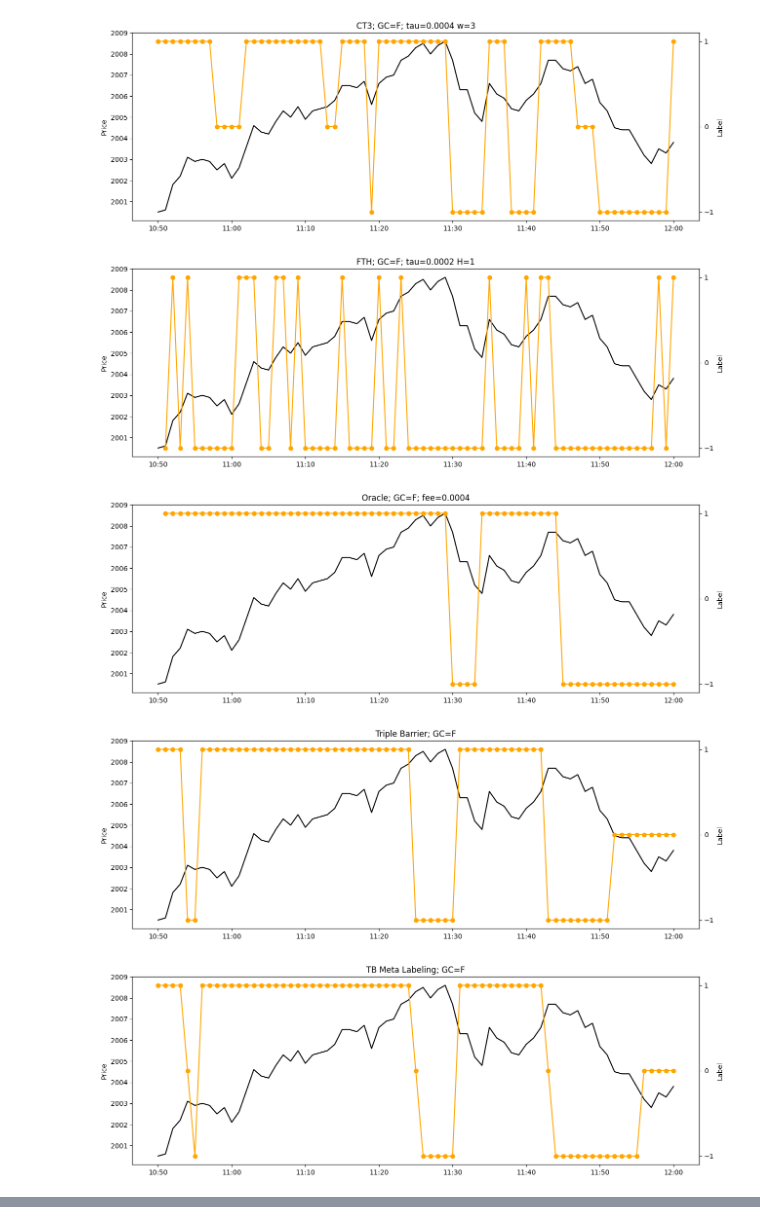
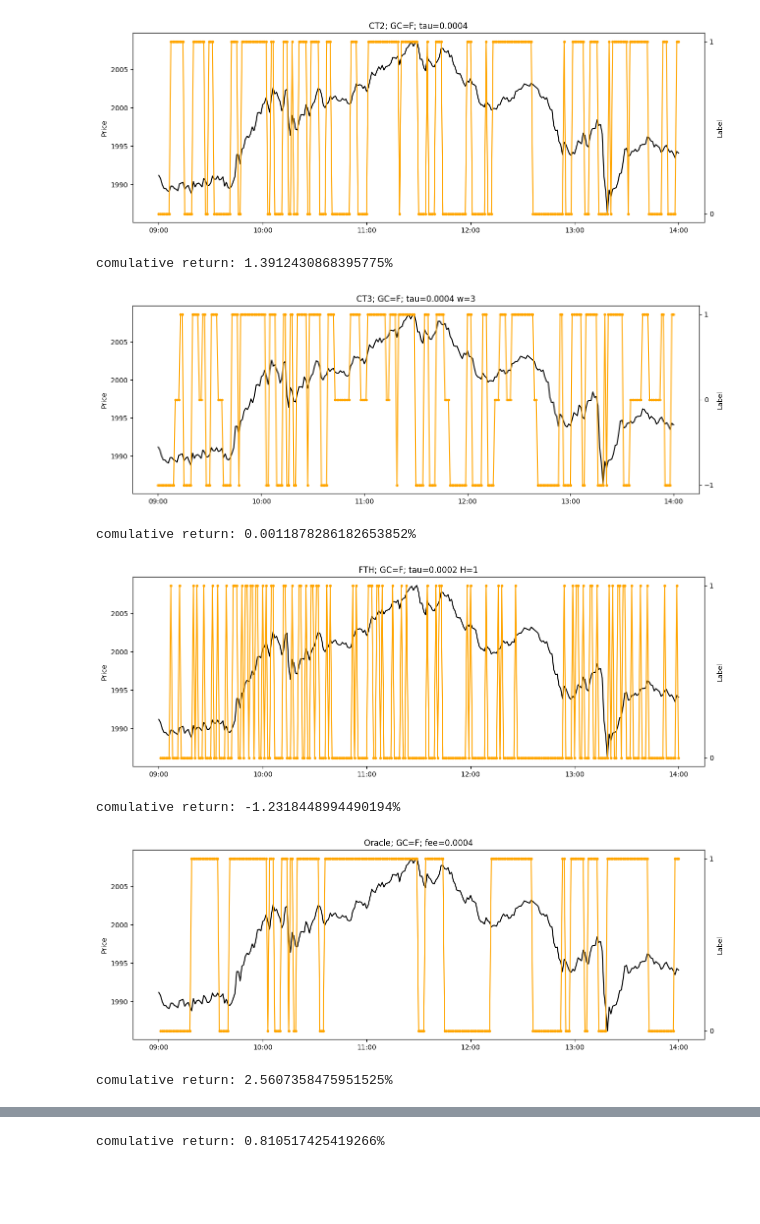
Before and after one commit to MDzaja/MasterThesis, a Jupyter notebook: label_algorithms/test.ipynb, the cells around one changed output, grey strips where cells are left out. Drawn from its saved outputs; the diff is of its cells as text; code cells hidden in the pictures; blank space fills up the shorter version.

```diff
--- a/label_algorithms/test.ipynb
+++ b/label_algorithms/test.ipynb
@@ -15,8 +16,8 @@ import triple_barrier as tb
 ticker_symbol = 'GC=F'
 start_date = '2023-10-20'
 end_date = '2023-10-21'
-start_time = "10:50:00"
-end_time = "12:00:00"
+start_time = "09:00:00" #"10:50:00"
+end_time = "14:00:00" #"12:00:00"
 
 prices = yf.download(ticker_symbol, start_date, end_date, interval='1m')['Close'].between_time(start_time, end_time)
 prices.index = prices.index.tz_localize(None)
@@ -42,45 +37,51 @@ lbl_utils.plot_labels('CT2; {}; tau={}'.format(ticker_symbol, tau), prices, labe
-# %%
-tau = 0.0004
-window = 3
-labels = ct3.get_labels(prices, tau=tau, w=window)
-lbl_utils.plot_labels('CT3; {}; tau={} w={}'.format(ticker_symbol, tau, window), prices, labels)
-# %% [output]
-[figure, removed]
-# %%
-tau = 0.0002
-H = 1
-labels = fth.get_labels(prices, tau=tau, H=H)
-lbl_utils.plot_labels('FTH; {}; tau={} H={}'.format(ticker_symbol, tau, H), prices, labels)
-# %% [output]
-[figure, removed]
-# %%
-fee = 0.0004
-labels = oracle.get_labels(prices, fee=fee)
-labels[labels == 0] = -1
-lbl_utils.plot_labels('Oracle; {}; fee={}'.format(ticker_symbol, fee), prices, labels)
-# %% [output]
-[figure, removed]
 # %%
+trans_fee = 0.0004
+#-------------------------------------------
+tau = 0.0004
+labels = ct2.binary_trend_labels(prices, tau=tau)
+lbl_utils.plot_labels('CT2; {}; tau={}'.format(ticker_symbol, tau), prices, labels)
+print('comulative return: {}%'.format(lbl_utils.compute_return(prices, labels, trans_fee)*100))
+#-------------------------------------------
+tau = 0.0004
+window = 3
+labels = ct3.get_labels(prices, tau=tau, w=window)
+lbl_utils.plot_labels('CT3; {}; tau={} w={}'.format(ticker_symbol, tau, window), prices, labels)
+print('comulative return: {}%'.format(lbl_utils.compute_return(prices, labels, trans_fee)*100))
+#-------------------------------------------
+tau = 0.0002
+H = 1
+labels = fth.binary_trend_labels(prices, tau=tau, H=H)
+lbl_utils.plot_labels('FTH; {}; tau={} H={}'.format(ticker_symbol, tau, H), prices, labels)
+print('comulative return: {}%'.format(lbl_utils.compute_return(prices, labels, trans_fee)*100))
+#-------------------------------------------
+fee = 0.0004
+labels = oracle.binary_trend_labels(prices, fee=fee)
+lbl_utils.plot_labels('Oracle; {}; fee={}'.format(ticker_symbol, fee), prices, labels)
+print('comulative return: {}%'.format(lbl_utils.compute_return(prices, labels, trans_fee)*100))
+#-------------------------------------------
 tEvents = prices.index
 t1 = prices.index.searchsorted(tEvents + pd.Timedelta(hours=1))
 t1 = pd.Series((prices.index[i] if i < prices.shape[0] else pd.NaT for i in t1), index=tEvents)
-
 minuteVol = tb.getMinuteVol(prices, span=100)
 minuteVol = minuteVol.reindex(tEvents).loc[tEvents].fillna(method='bfill')
-
 labels = tb.get_labels(prices, tEvents, ptSl=[1, 2], volatility=minuteVol, minRet=0, t1=t1)
 lbl_utils.plot_labels('Triple Barrier; {}'.format(ticker_symbol), prices, labels)
-
+print('comulative return: {}%'.format(lbl_utils.compute_return(prices, labels, trans_fee)*100))
 #-------------------------------------------
 # Meta labeling
-side = labels
-side[side == 0] = -1
-side = side.shift(1).fillna(method='bfill')
-
-labels_2 = tb.get_labels(prices, tEvents, ptSl=[1, 2], volatility=minuteVol, minRet=0, t1=t1, side=side)
+#side = labels
+#side[side == 0] = -1
+#side = side.shift(1).fillna(method='bfill')
+#labels_2 = tb.get_labels(prices, tEvents, ptSl=[1, 2], volatility=minuteVol, minRet=0, t1=t1, side=side)
 # iterate through labels_2 and if it has value 1 set ti to value from labels on same index, otherwise set to 0
-labels_2 = pd.Series((labels[i] if labels_2[i] == 1 else 0 for i in labels_2.index), index=labels_2.index)
-lbl_utils.plot_labels('TB Meta Labeling; {}'.format(ticker_symbol), prices, labels_2)
+#labels_2 = pd.Series((labels[i] if labels_2[i] == 1 else 0 for i in labels_2.index), index=labels_2.index)
+#lbl_utils.plot_labels('TB Meta Labeling; {}'.format(ticker_symbol), prices, labels_2)
 # %% [output]
-[figure, old version]
+[figure, new version]
+comulative return: 1.3912430868395775%
-[figure, old version]
+[figure, new version]
+comulative return: 0.0011878286182653852%
+[figure, added]
+comulative return: -1.2318448994490194%
+[figure, added]
+comulative return: 2.5607358475951525%
@@ -86,0 +89 @@ lbl_utils.plot_labels('TB Meta Labeling; {}'.format(ticker_symbol), prices, labe
+comulative return: 0.810517425419266%
```
Also changed, not shown: parts of 6 cells of this notebook, 12 other files.
